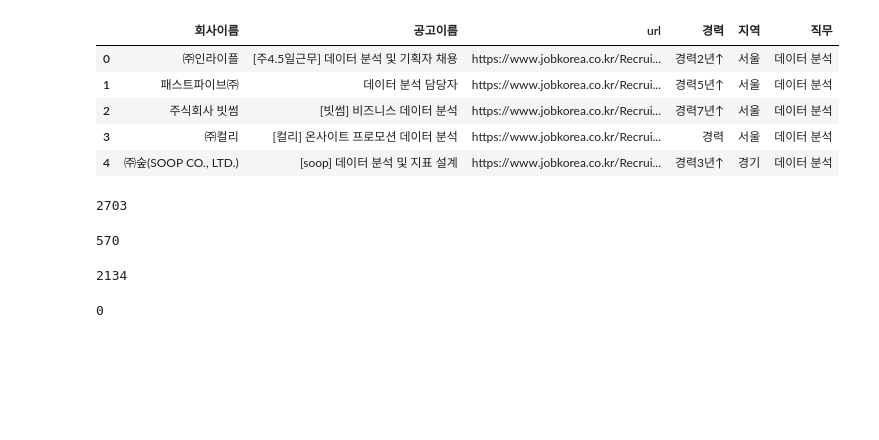
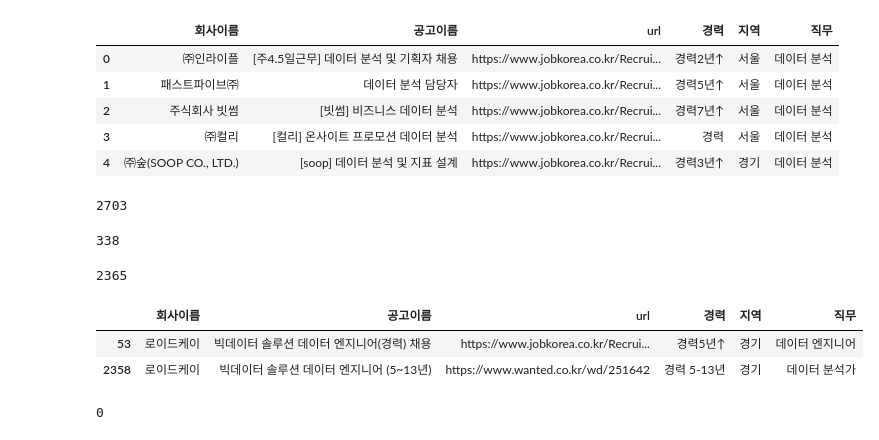
Before and after one commit to sesac-middle-project/recruit-information-chatbot, a Jupyter notebook: concat_csv.ipynb, the cells around one changed output. Saved outputs shown, nothing was run; the diff lists cells and outputs as text; code cells hidden in the pictures; blank space fills up the shorter version.

```diff
--- a/concat_csv.ipynb
+++ b/concat_csv.ipynb
@@ -189,12 +197,18 @@ len(final)
 # %% [output]
 2703
 # %%
-final[['회사이름', '공고이름']].duplicated().sum()
+final[['회사이름', '공고이름', '직무']].duplicated().sum()
 # %% [output]
-570
+338
 # %%
-final = final.drop_duplicates(subset=['회사이름', '공고이름']).reset_index(drop=True)
+final = final.drop_duplicates(subset=['회사이름', '공고이름', '직무']).reset_index(drop=True)
 len(final)
 # %% [output]
-2134
+2365
+# %%
+final[final['회사이름'] == '로이드케이']
+# %% [output]
+|  | 회사이름 | 공고이름 | url | 경력 | 지역 | 직무 |
+| 53 | 로이드케이 | 빅데이터 솔루션 데이터 엔지니어(경력) 채용 | https://www.jobkorea.co.kr/Recrui... | 경력5년↑ | 경기 | 데이터 엔지니어 |
+| 2358 | 로이드케이 | 빅데이터 솔루션 데이터 엔지니어 (5~13년) | https://www.wanted.co.kr/wd/251642 | 경력 5-13년 | 경기 | 데이터 분석가 |
 # %%
```
Also changed, not shown: parts of 2 cells of this notebook, 1 other file.
